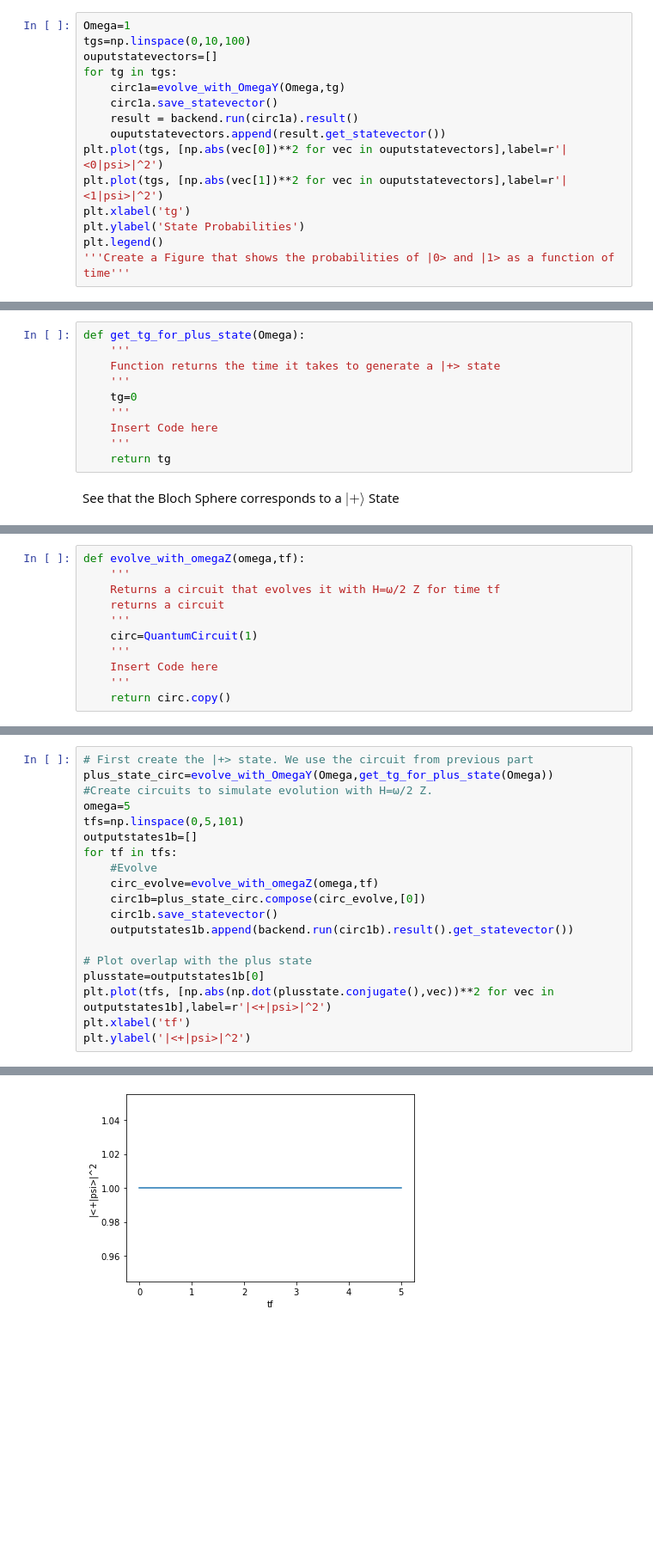
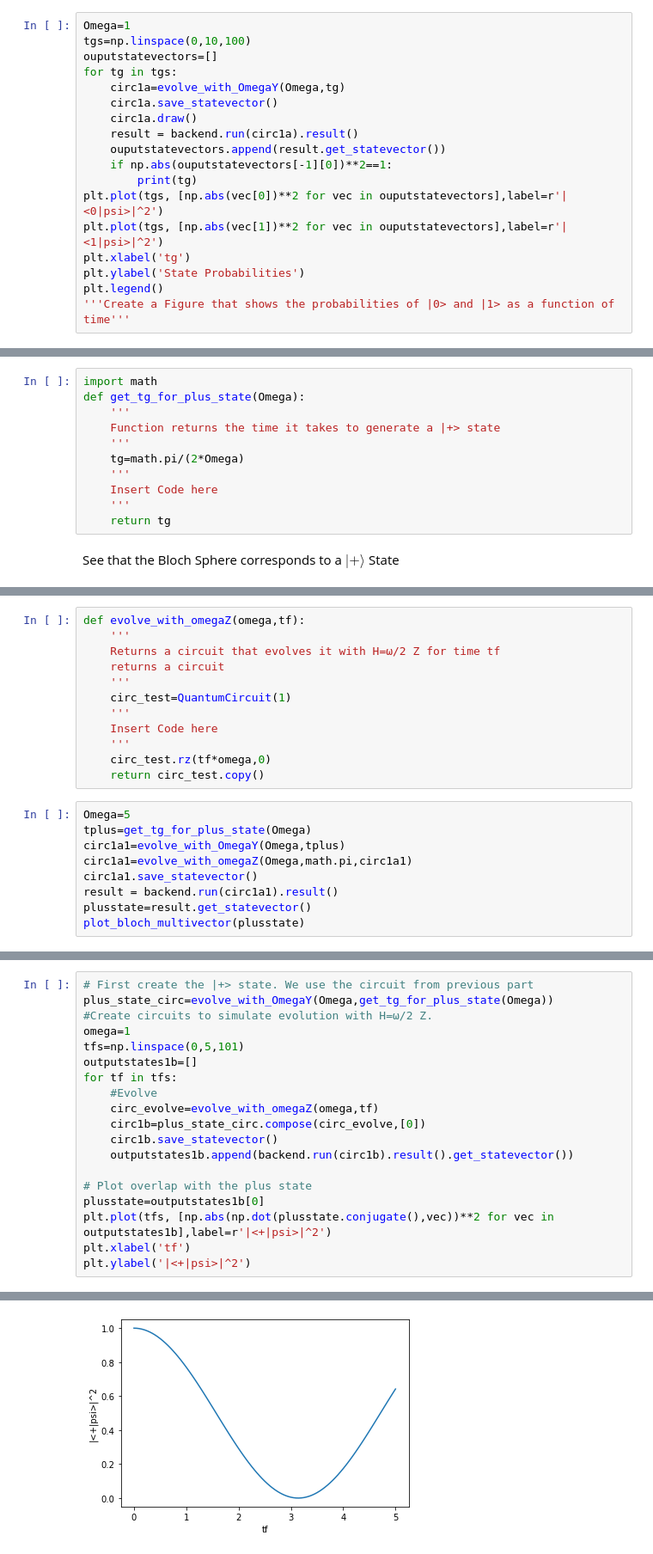
Before and after one commit to Fan-0/AQI2022, a Jupyter notebook: Hw1/Homework-1.ipynb, the cells around one changed output, grey strips where cells are left out. Shown at 86% size. Saved outputs shown, nothing was run; the diff lists cells and outputs as text; blank space fills up the shorter version.

```diff
--- a/Hw1/Homework-1.ipynb
+++ b/Hw1/Homework-1.ipynb
@@ -45,8 +51,11 @@ ouputstatevectors=[]
 for tg in tgs:
     circ1a=evolve_with_OmegaY(Omega,tg)
     circ1a.save_statevector()
+    circ1a.draw()
     result = backend.run(circ1a).result()
     ouputstatevectors.append(result.get_statevector())
+    if np.abs(ouputstatevectors[-1][0])**2==1:
+        print(tg)
 plt.plot(tgs, [np.abs(vec[0])**2 for vec in ouputstatevectors],label=r'|<0|psi>|^2')
 plt.plot(tgs, [np.abs(vec[1])**2 for vec in ouputstatevectors],label=r'|<1|psi>|^2')
 plt.xlabel('tg')
@@ -59,11 +69,12 @@ plt.legend()
 # %% [markdown]
 (iii) Create a function that takes input as the $\Omega_y$, and returns a time will generate a circuit that produces the $|+\rangle$ state
 # %%
+import math
 def get_tg_for_plus_state(Omega):
     '''
     Function returns the time it takes to generate a |+> state
     '''
-    tg=0
+    tg=math.pi/(2*Omega)
     '''
     Insert Code here
     '''
@@ -93,8 +104,18 @@ def evolve_with_omegaZ(omega,tf):
     Returns a circuit that evolves it with H=ω/2 Z for time tf
     returns a circuit
     '''
-    circ=QuantumCircuit(1)
+    circ_test=QuantumCircuit(1)
     '''
     Insert Code here
     '''
-    return circ.copy()
+    circ_test.rz(tf*omega,0)
+    return circ_test.copy()
+# %%
+Omega=5
+tplus=get_tg_for_plus_state(Omega)
+circ1a1=evolve_with_OmegaY(Omega,tplus)
+circ1a1=evolve_with_omegaZ(Omega,math.pi,circ1a1)
+circ1a1.save_statevector()
+result = backend.run(circ1a1).result()
+plusstate=result.get_statevector()
+plot_bloch_multivector(plusstate)
@@ -101,22 +124,22 @@ def evolve_with_omegaZ(omega,tf):
 # %%
 # First create the |+> state. We use the circuit from previous part
 plus_state_circ=evolve_with_OmegaY(Omega,get_tg_for_plus_state(Omega))
 #Create circuits to simulate evolution with H=ω/2 Z.
-omega=5
+omega=1
 tfs=np.linspace(0,5,101)
 outputstates1b=[]
 for tf in tfs:
     #Evolve
     circ_evolve=evolve_with_omegaZ(omega,tf)
     circ1b=plus_state_circ.compose(circ_evolve,[0])
     circ1b.save_statevector()
     outputstates1b.append(backend.run(circ1b).result().get_statevector())
 
 # Plot overlap with the plus state
 plusstate=outputstates1b[0]
 plt.plot(tfs, [np.abs(np.dot(plusstate.conjugate(),vec))**2 for vec in outputstates1b],label=r'|<+|psi>|^2')
 plt.xlabel('tf')
 plt.ylabel('|<+|psi>|^2')
 # %% [output]
 Text(0, 0.5, '|<+|psi>|^2')
-[figure, old version]
+[figure, new version]
```
Also changed, not shown: parts of 9 cells of this notebook, 2 other files.
